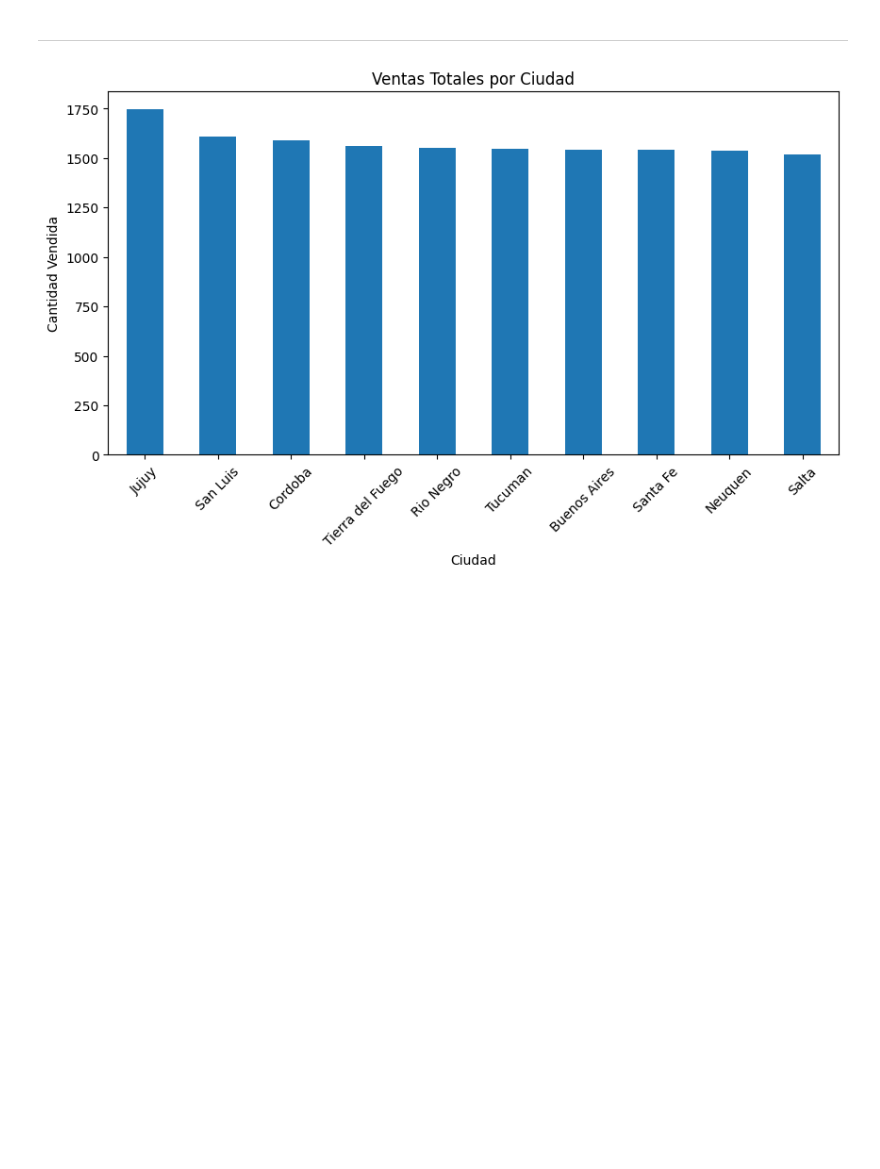
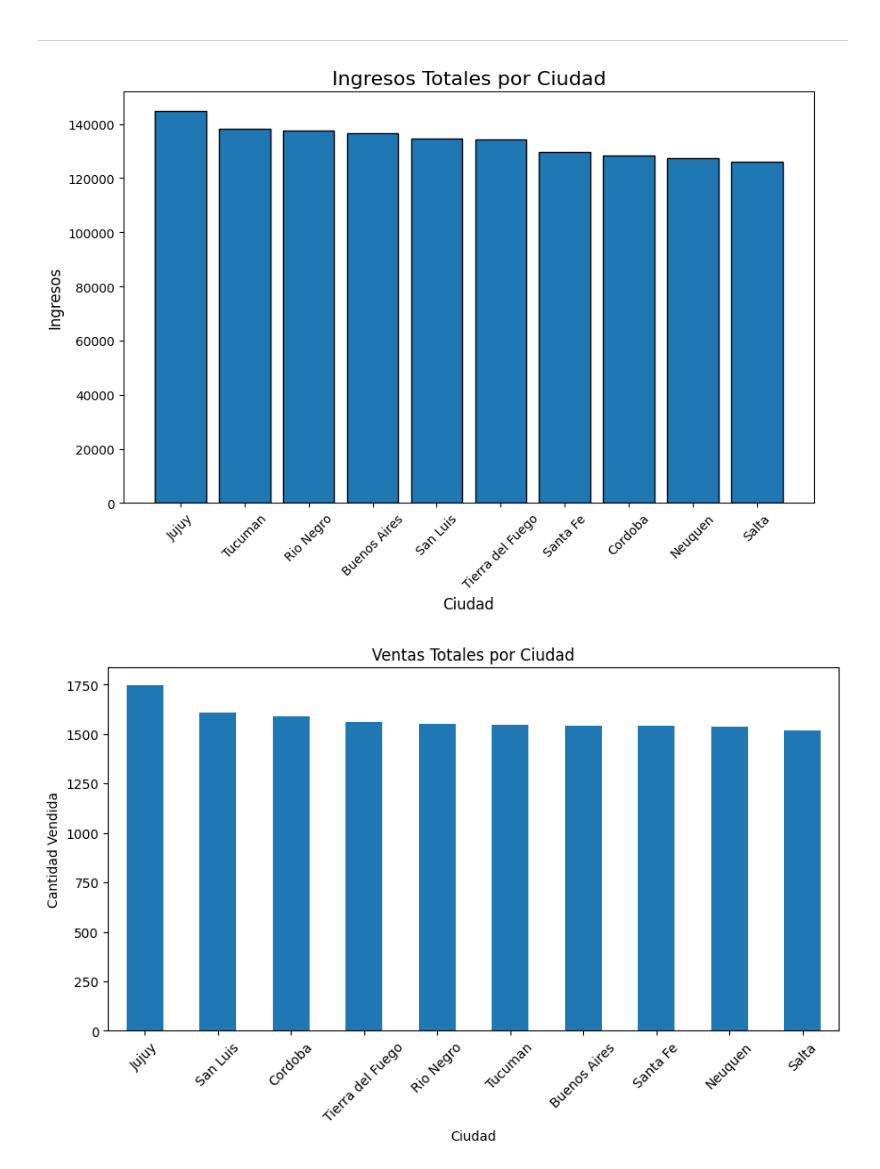
Before and after one commit to David-19960111/Sales-analysis, a Jupyter notebook: notebooks/analisis.ipynb, the cells around one changed output. Saved outputs shown, nothing was run; the diff lists cells and outputs as text; code cells hidden in the pictures; blank space fills up the shorter version.

```diff
--- a/notebooks/analisis.ipynb
+++ b/notebooks/analisis.ipynb
@@ -107,3 +119,13 @@ fig.show()
+# %%
+plt.figure(figsize=(10, 6))
+plt.bar(ingresos_por_ciudad_df['Ciudad'], ingresos_por_ciudad_df['Precio'], edgecolor='black')
+plt.title('Ingresos Totales por Ciudad', fontsize=16)
+plt.xlabel('Ciudad', fontsize=12)
+plt.ylabel('Ingresos', fontsize=12)
+plt.xticks(rotation=45)
+plt.show()
+# %% [output]
+[figure, added]
 # %%
 ventas_por_ciudad = df.groupby('Ciudad')['Cantidad'].sum().sort_values(ascending=False)
 plt.figure(figsize=(10, 5))
```
Also changed, not shown: parts of 8 cells of this notebook, 1 other file.
